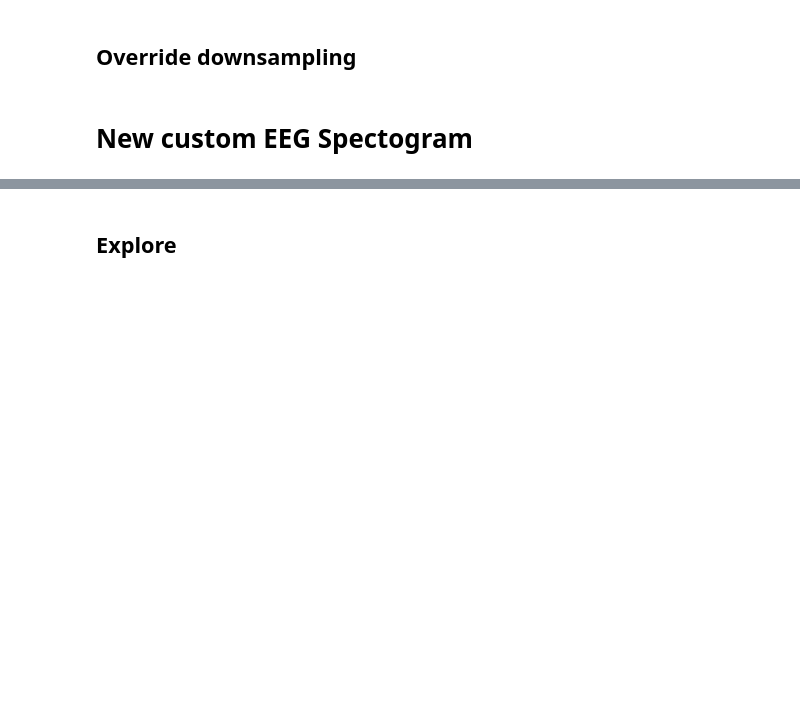
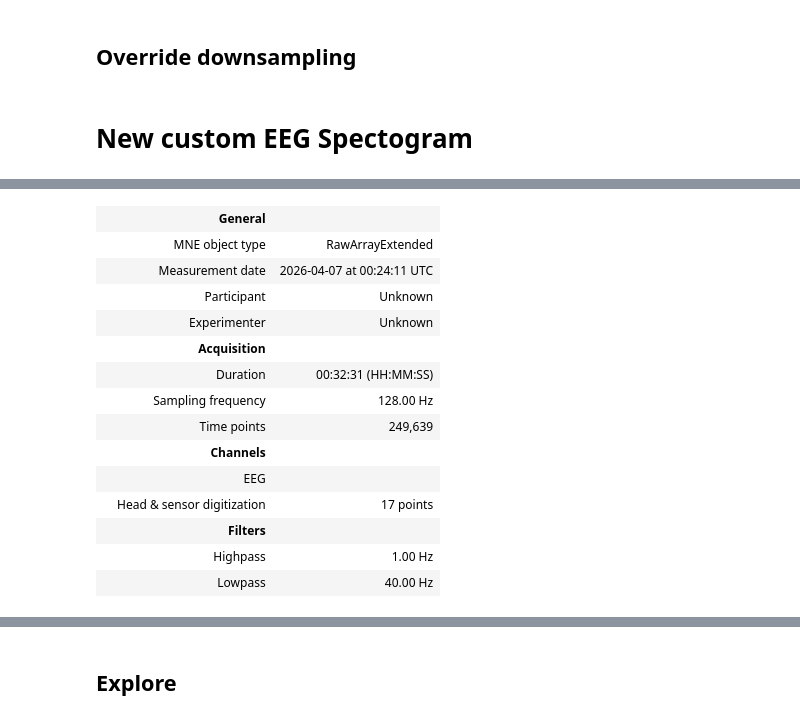
Before and after one commit to PhoPersonalOrg/pyPhoTimeline, a Jupyter notebook: testing_notebook.ipynb, the cells around one changed output, grey strips where cells are left out. Cells and saved outputs as stored; diff of their text form; code cells hidden in the pictures; blank space fills up the shorter version.

Commit message:
numpy 2

```diff
--- a/testing_notebook.ipynb
+++ b/testing_notebook.ipynb
@@ -774,0 +792,4 @@ a_renderer.update_viewport(x0, x1)
+# %%
+desired_sess_idx: int = (eeg_ds.num_sessions - 1) ## last session
+filtered_computed_result: Dict[types.EEGComputationId, Dict[str, Any]] = eeg_ds.get_computed_results_for_sess(sess_idx=desired_sess_idx)
+filtered_computed_result
@@ -774,0 +859,12 @@ a_renderer.update_viewport(x0, x1)
+# %%
+from mne.preprocessing import annotate_movement, annotate_muscle_zscore, annotate_amplitude, annotate_break
+
+a_raw = a_raw.copy()
+
+# Flat channels / segments
+flat_annot, flat_chs = annotate_amplitude(a_raw)
+
+# High-frequency muscle noise (proxy for noisy channels)
+muscle_annot, scores = annotate_muscle_zscore(a_raw)
+
+a_raw.set_annotations(flat_annot + muscle_annot)
@@ -774,0 +935,64 @@ a_renderer.update_viewport(x0, x1)
+# %%
+import numpy as np
+
+a_raw = a_raw.copy()
+a_raw.set_eeg_reference('average', projection=False)
+a_raw.filter(1., 40., fir_design='firwin')
+
+
+sfreq = a_raw.info['sfreq']
+data = a_raw.get_data(picks='eeg')  # (n_channels, n_times)
+
+window_sec = 10
+step_sec = 5
+
+win = int(window_sec * sfreq)
+step = int(step_sec * sfreq)
+
+n_ch, n_t = data.shape
+
+def compute_rms(x):
+    return np.sqrt(np.mean(x**2, axis=1))
+
+def mean_channel_corr(x):
+    C = np.corrcoef(x)
+    return np.nanmean(np.abs(C), axis=1)
+
+bad_mask = []
+
+for start in range(0, n_t - win, step):
+    w = data[:, start:start+win]
+
+    rms = compute_rms(w)
+    z_rms = (rms - rms.mean()) / rms.std()
+
+    mcorr = mean_channel_corr(w)
+
+    bad = (np.abs(z_rms) > 3) | (mcorr < 0.4)
+    bad_mask.append(bad)
+
+bad_mask = np.array(bad_mask)  # (n_windows, n_channels)
+bad_fraction = bad_mask.mean(axis=0)
+
+bad_chs = np.array(a_raw.ch_names)[bad_fraction > 0.3].tolist()
+bad_chs
+# a_raw.info['bads'] = bad_chs
+
+good_chs = set(a_raw.ch_names) - set(bad_chs)
+good_chs
+# %% [output]
+|  | General |  |
+|  | MNE object type | RawArrayExtended |
+|  | Measurement date | 2026-04-07 at 00:24:11 UTC |
+|  | Participant | Unknown |
+|  | Experimenter | Unknown |
+|  | Acquisition |  |
+|  | Duration | 00:32:31 (HH:MM:SS) |
+|  | Sampling frequency | 128.00 Hz |
+|  | Time points | 249,639 |
+|  | Channels |  |
+|  | EEG |  |
+|  | Head & sensor digitization | 17 points |
+|  | Filters |  |
+|  | Highpass | 1.00 Hz |
+|  | Lowpass | 40.00 Hz |
```
Also changed, not shown: parts of 28 cells of this notebook, 6 other files.
